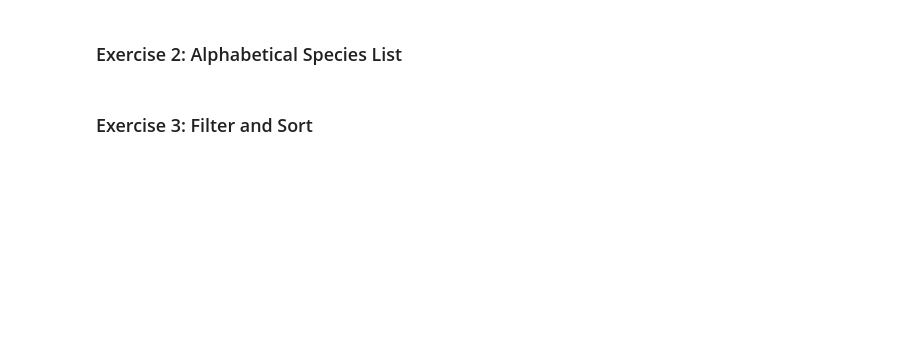
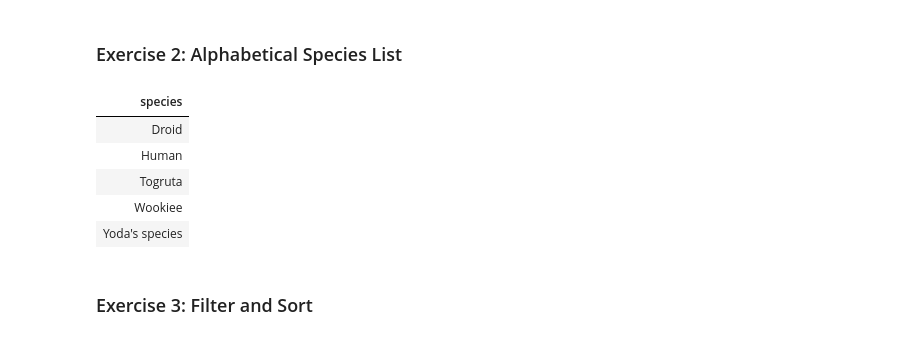
Before and after one commit to TempeHS/2025CT_SQL_Seb.L, a Jupyter notebook: lessons/lesson3_sorting.ipynb, the cells around one changed output. Saved outputs shown, nothing was run; the diff lists cells and outputs as text; code cells hidden in the pictures; blank space fills up the shorter version.

```diff
--- a/lessons/lesson3_sorting.ipynb
+++ b/lessons/lesson3_sorting.ipynb
@@ -455,6 +492,15 @@ LIMIT number;
 # %%
 %%sql
 -- Exercise 2: List all unique species in alphabetical order
+SELECT DISTINCT species FROM characters
+ORDER BY species asc
+# %% [output]
+| species |
+| Droid |
+| Human |
+| Togruta |
+| Wookiee |
+| Yoda's species |
 # %% [markdown]
 ### Exercise 3: Filter and Sort
 # %%
```
Also changed, not shown: parts of 10 cells of this notebook, 1 other file.
